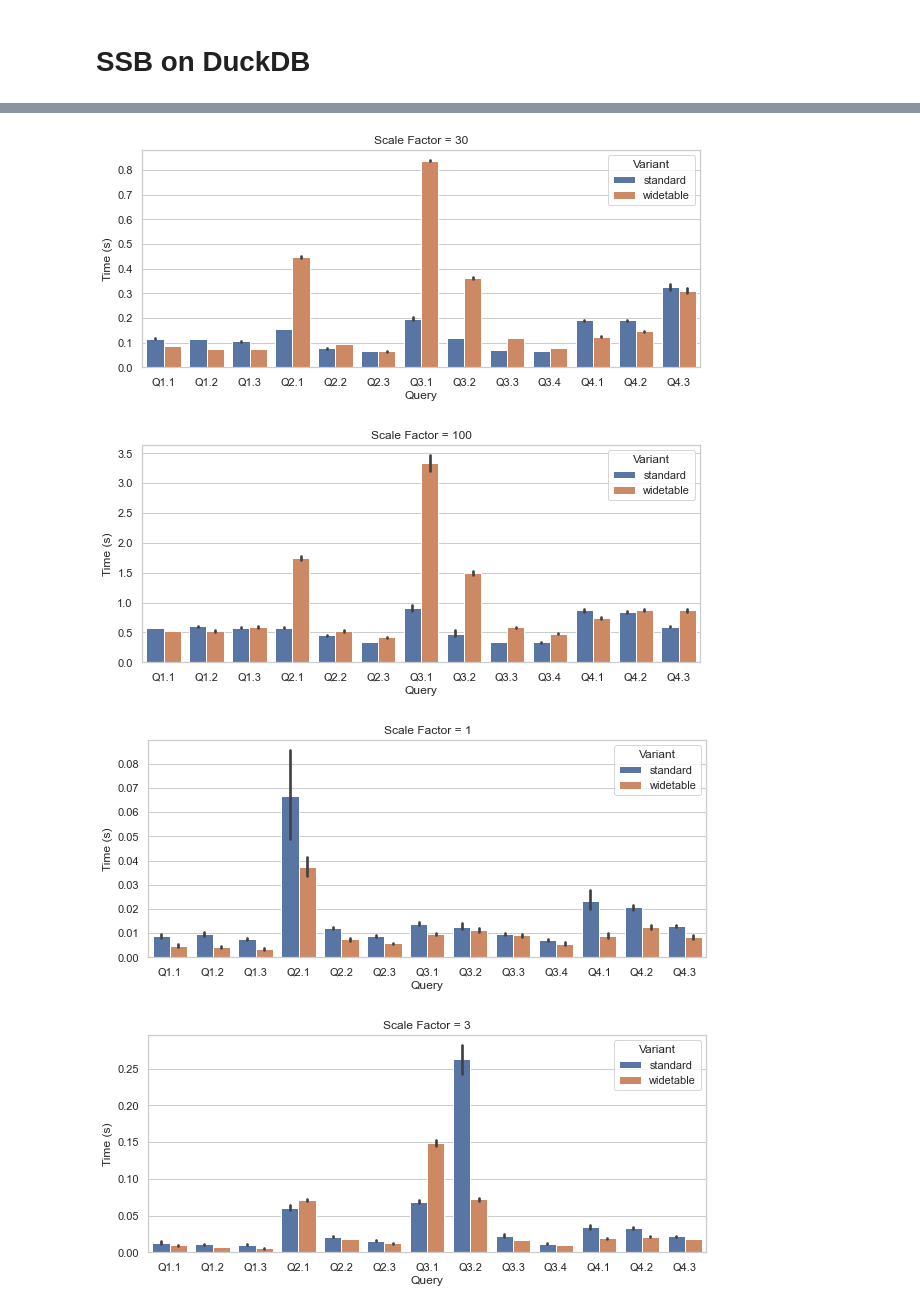
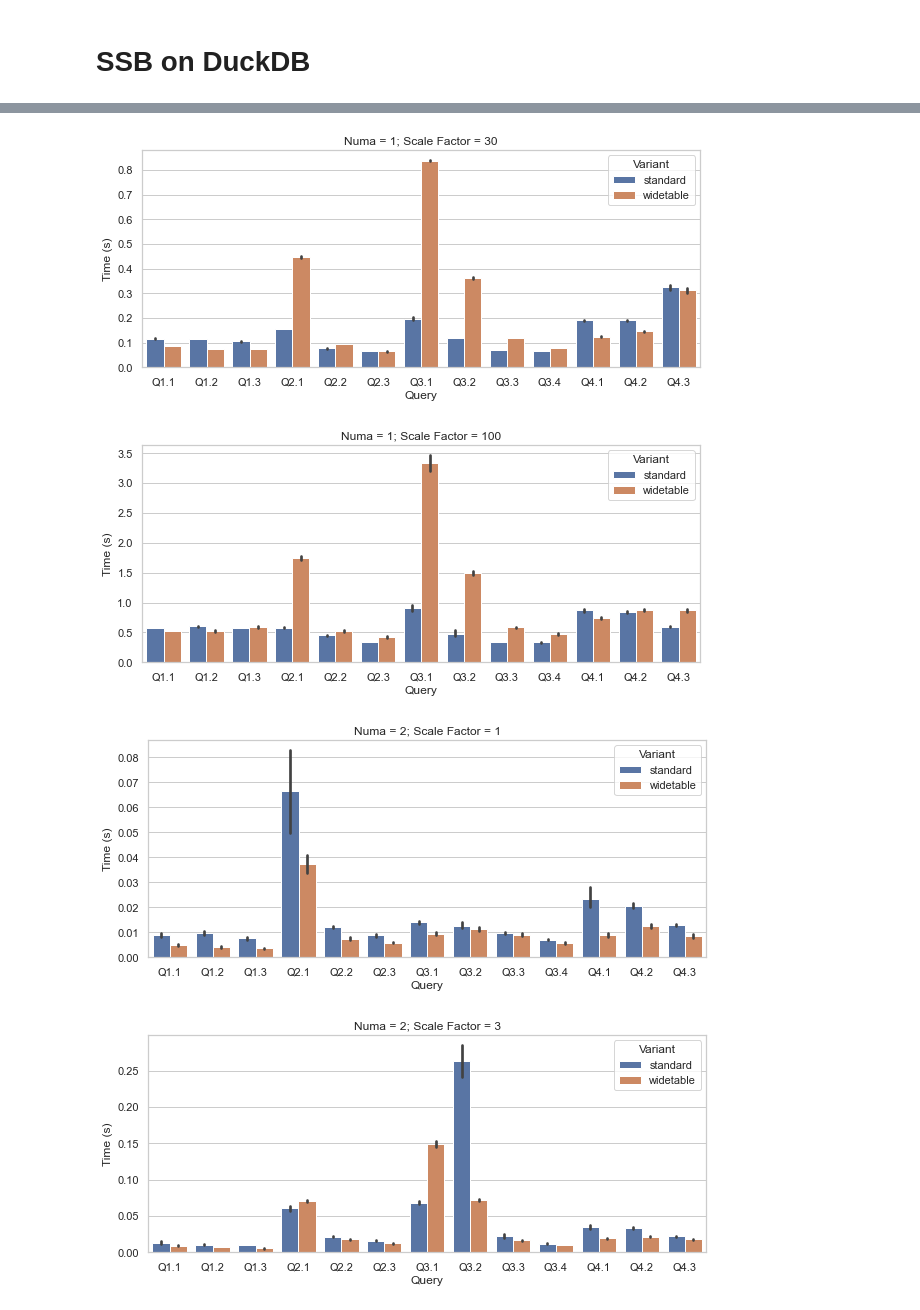
Before and after one commit to kpgaffney/ssb-duckdb, a Jupyter notebook: results/plot.ipynb, the cells around one changed output, grey strips where cells are left out. Cells and saved outputs as stored; diff of their text form; code cells hidden in the pictures.

```diff
--- a/results/plot.ipynb
+++ b/results/plot.ipynb
@@ -7,8 +7,8 @@ import matplotlib.pyplot as plt
 
 sns.set_theme(style="whitegrid")
 
-for numa in ['numa-1', 'numa-2']:
-    df = pd.read_csv(f'{numa}/results.csv')
+for numa in [1, 2]:
+    df = pd.read_csv(f'numa-{numa}/results.csv')
 
     for scale_factor in [1, 3, 10, 30, 100]:
         df_i = df[(df['Scale Factor'] == scale_factor) & (df['Trial'] != 0)]
@@ -16,6 +16,6 @@ for numa in ['numa-1', 'numa-2']:
             plt.figure(figsize=(10, 4))
             sns.barplot(data=df_i, x='Query', y='Time', hue='Variant')
             plt.ylabel('Time (s)')
-            plt.title(f'Scale Factor = {scale_factor}')
-            plt.savefig(f'{numa}/sf-{scale_factor}.pdf')
+            plt.title(f'Numa = {numa}; Scale Factor = {scale_factor}')
+            plt.savefig(f'numa-{numa}/sf-{scale_factor}.pdf')
 # %% [output]
@@ -25,4 +25,4 @@ for numa in ['numa-1', 'numa-2']:
-[figure, old version]
+[figure, new version]
-[figure, old version]
+[figure, new version]
-[figure, old version]
+[figure, new version]
-[figure, old version]
+[figure, new version]
```
Also changed, not shown: parts of 1 cell of this notebook, 25 other files.
